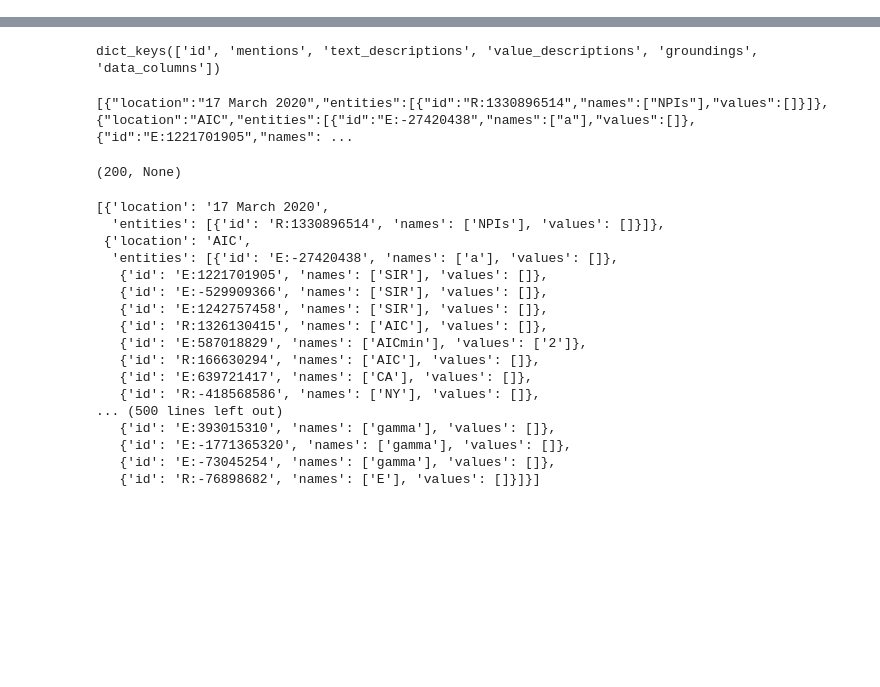
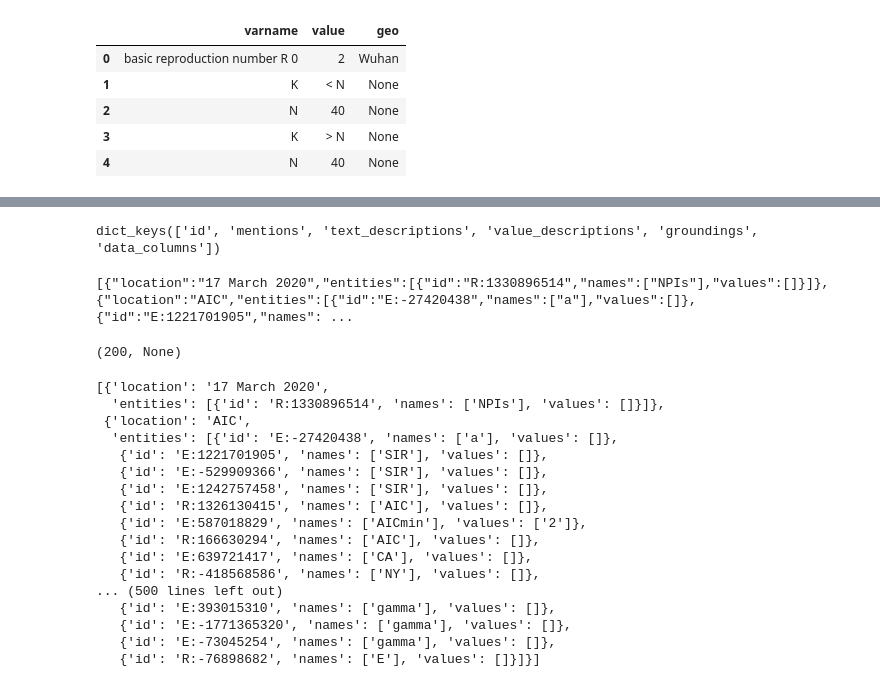
Before and after one commit to mikecafarella/mitaskem, a Jupyter notebook: demos/2023-10/variable_location_extraction.ipynb, the cells around one changed output, grey strips where cells are left out. Cells and saved outputs as stored; diff of their text form; code cells hidden in the pictures; blank space fills up the shorter version.

```diff
--- a/demos/2023-10/variable_location_extraction.ipynb
+++ b/demos/2023-10/variable_location_extraction.ipynb
@@ -37,0 +215,9 @@ att = AttributeCollection.from_json(extractions)
+# %%
+df
+# %% [output]
+|  | varname | value | geo |
+| 0 | basic reproduction number R 0 | 2 | Wuhan |
+| 1 | K | < N | None |
+| 2 | N | 40 | None |
+| 3 | K | > N | None |
+| 4 | N | 40 | None |
```
Also changed, not shown: parts of 27 cells of this notebook.
